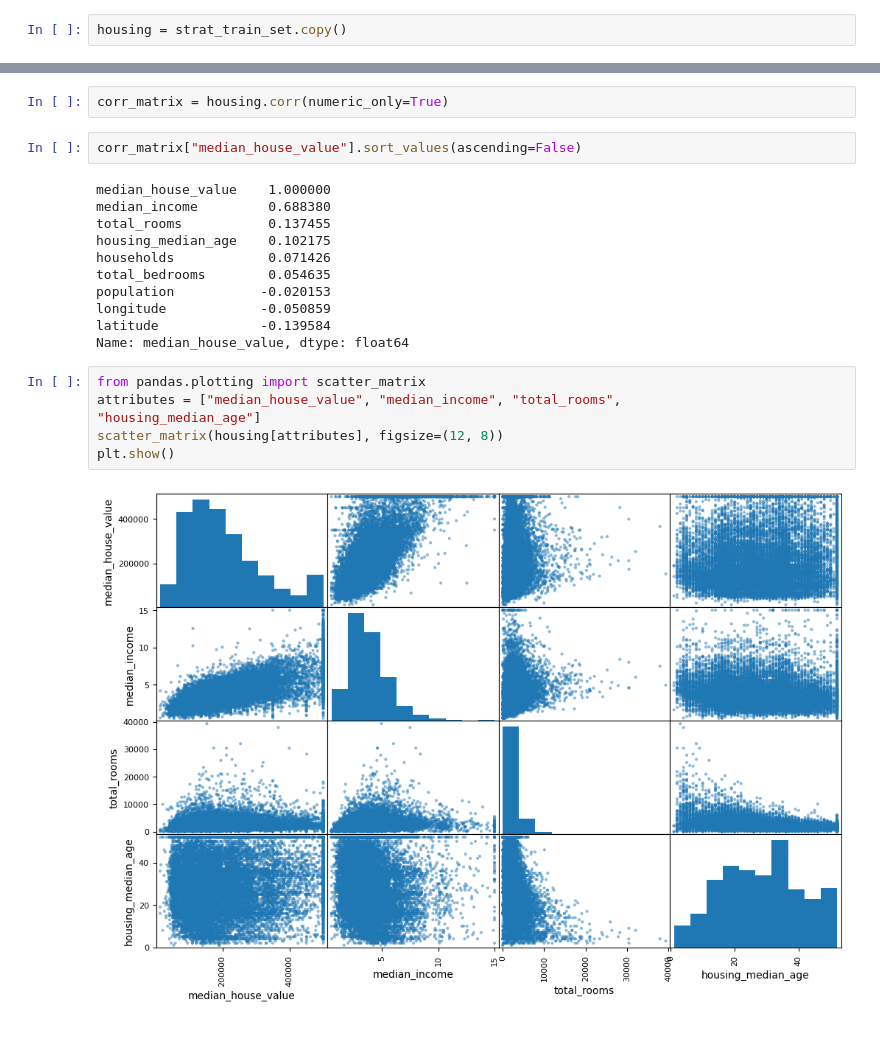
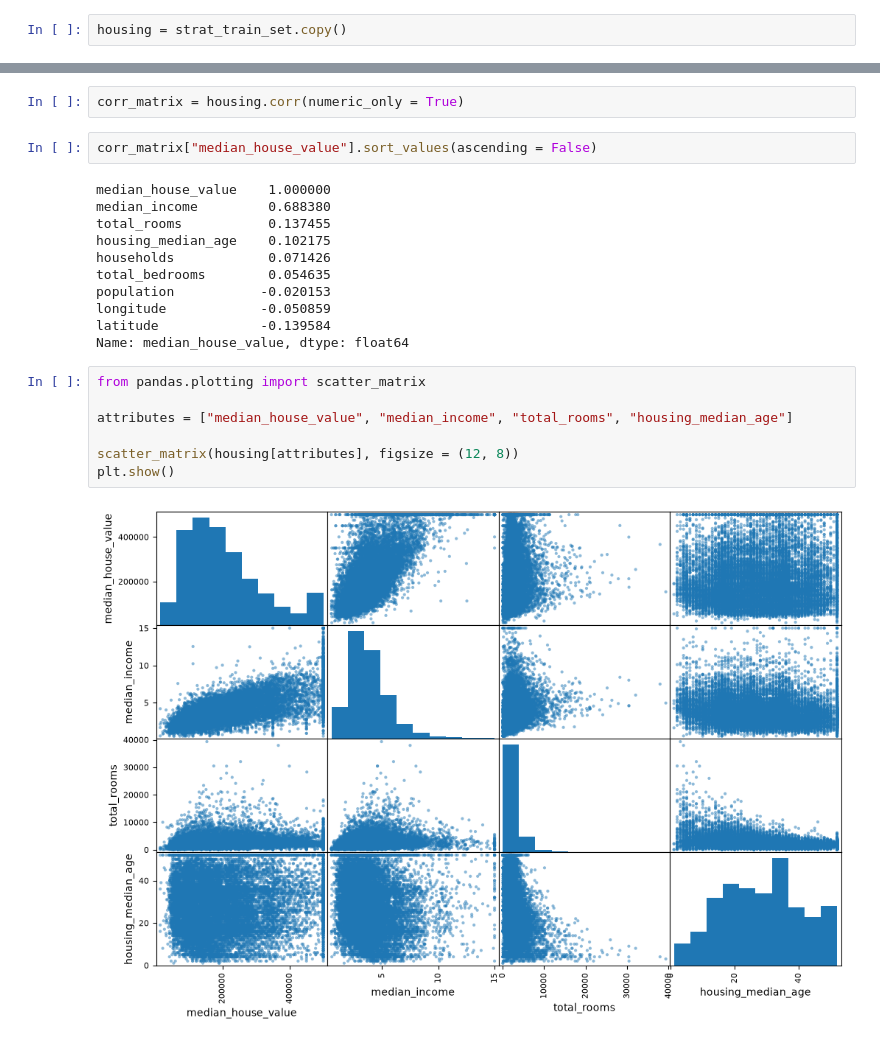
Before and after one commit to anur4gsharma/ml-implementation, a Jupyter notebook: California_House_Prices/california_housing_prices.ipynb, the cells around one changed output, grey strips where cells are left out. Cells and saved outputs as stored; diff of their text form.

```diff
--- a/California_House_Prices/california_housing_prices.ipynb
+++ b/California_House_Prices/california_housing_prices.ipynb
@@ -120,7 +148,7 @@ plt.show()
 # %%
-corr_matrix = housing.corr(numeric_only=True)
+corr_matrix = housing.corr(numeric_only = True)
 # %%
-corr_matrix["median_house_value"].sort_values(ascending=False)
+corr_matrix["median_house_value"].sort_values(ascending = False)
 # %% [output]
 median_house_value    1.000000
 median_income         0.688380
@@ -134,9 +162,10 @@ latitude             -0.139584
 Name: median_house_value, dtype: float64
 # %%
 from pandas.plotting import scatter_matrix
-attributes = ["median_house_value", "median_income", "total_rooms",
-"housing_median_age"]
-scatter_matrix(housing[attributes], figsize=(12, 8))
+
+attributes = ["median_house_value", "median_income", "total_rooms", "housing_median_age"]
+
+scatter_matrix(housing[attributes], figsize = (12, 8))
 plt.show()
 # %% [output]
-[figure, old version]
+[figure, new version]
```
Also changed, not shown: parts of 44 cells of this notebook.
